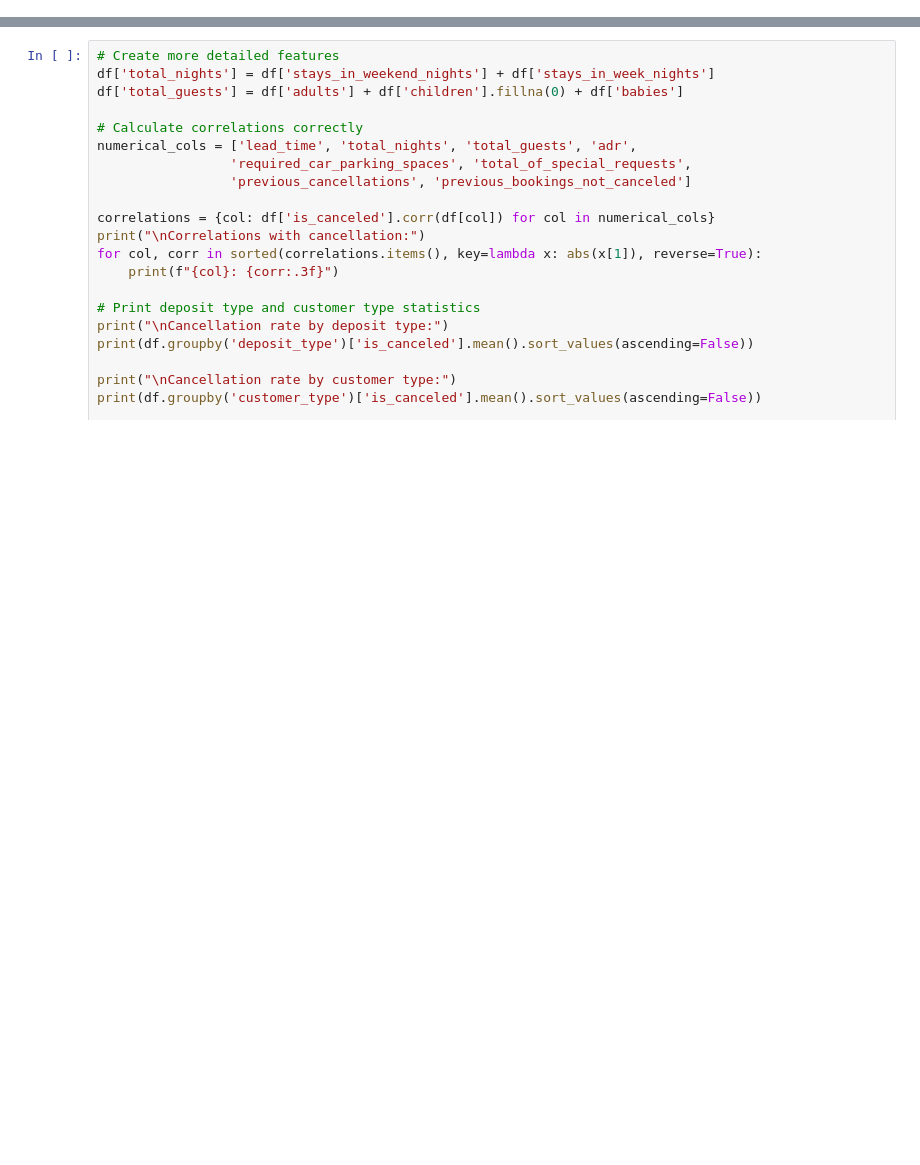
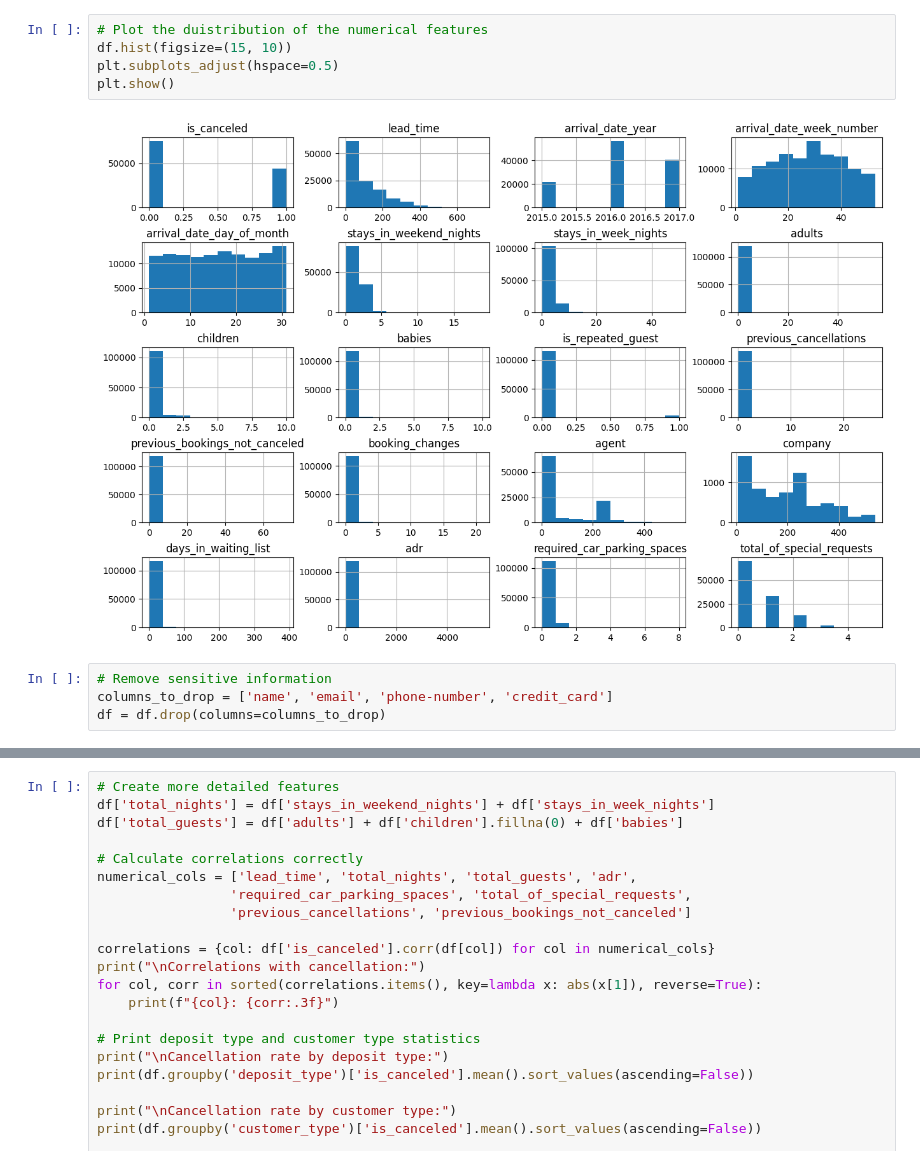
Before and after one commit to nandohos/mindd, a Jupyter notebook: TP1/TP1.ipynb, the cells around one changed output, grey strips where cells are left out. Drawn from its saved outputs; the diff is of its cells as text; blank space fills up the shorter version.

```diff
--- a/TP1/TP1.ipynb
+++ b/TP1/TP1.ipynb
@@ -36,3 +51,14 @@ Data columns (total 36 columns):
 4           LHines@verizon.com  713-226-5883  ************5498
 
 [5 rows x 36 columns]
+# %%
+# Plot the duistribution of the numerical features
+df.hist(figsize=(15, 10))
+plt.subplots_adjust(hspace=0.5)
+plt.show()
+# %% [output]
+[figure, added]
+# %%
+# Remove sensitive information
+columns_to_drop = ['name', 'email', 'phone-number', 'credit_card']
+df = df.drop(columns=columns_to_drop)
```
Also changed, not shown: parts of 36 cells of this notebook, 1 other file.
